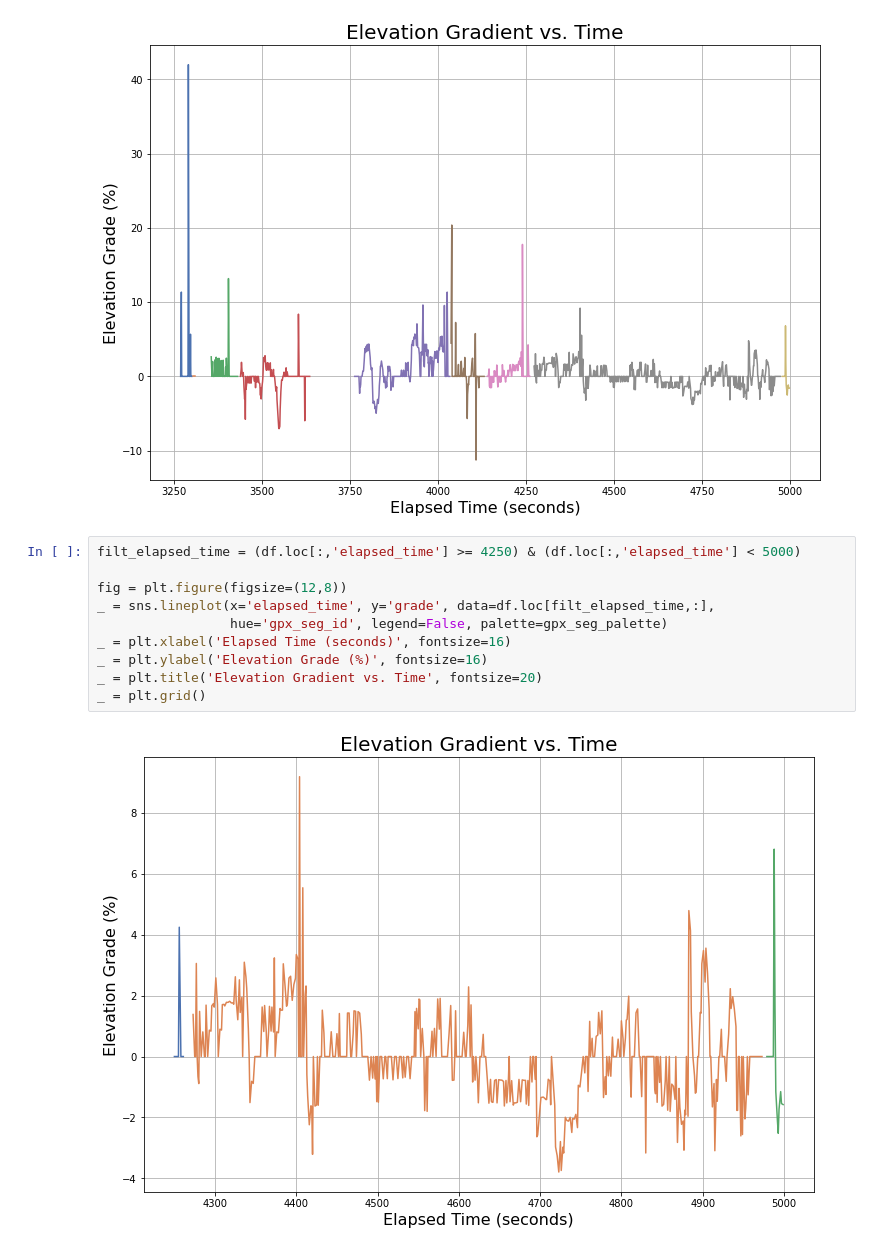
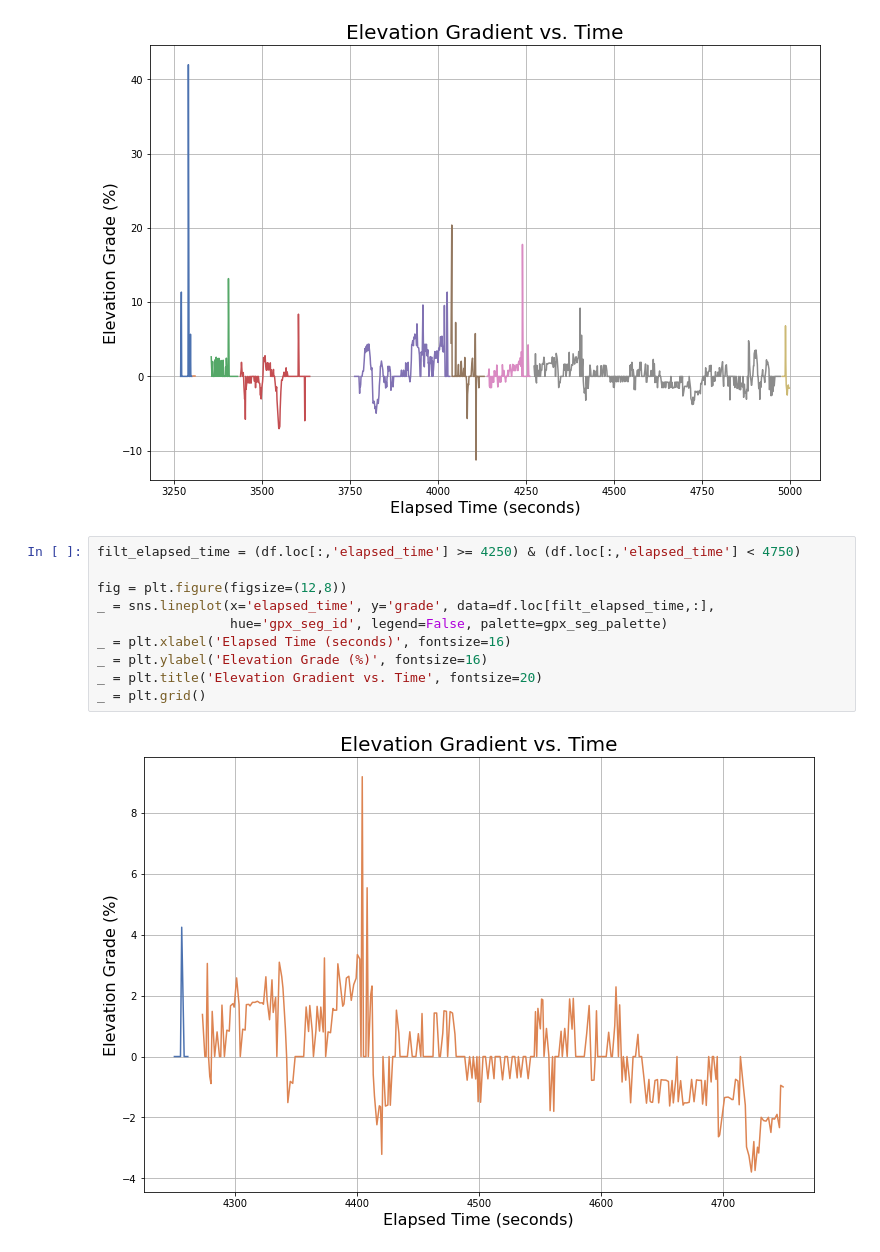
Before and after one commit to ericbauer55/strava-eda, a Jupyter notebook: notebooks/1d. Trip Segment Exploration.ipynb, the cells around one changed output. Saved outputs shown, nothing was run; the diff lists cells and outputs as text.

```diff
--- a/notebooks/1d. Trip Segment Exploration.ipynb
+++ b/notebooks/1d. Trip Segment Exploration.ipynb
@@ -171,14 +171,14 @@ _ = plt.grid()
 # %% [output]
 [figure]
 # %%
-filt_elapsed_time = (df.loc[:,'elapsed_time'] >= 4250) & (df.loc[:,'elapsed_time'] < 5000)
+filt_elapsed_time = (df.loc[:,'elapsed_time'] >= 4250) & (df.loc[:,'elapsed_time'] < 4750)
 
 fig = plt.figure(figsize=(12,8))
 _ = sns.lineplot(x='elapsed_time', y='grade', data=df.loc[filt_elapsed_time,:],
                  hue='gpx_seg_id', legend=False, palette=gpx_seg_palette)
 _ = plt.xlabel('Elapsed Time (seconds)', fontsize=16)
 _ = plt.ylabel('Elevation Grade (%)', fontsize=16)
 _ = plt.title('Elevation Gradient vs. Time', fontsize=20)
 _ = plt.grid()
 # %% [output]
-[figure, old version]
+[figure, new version]
```
Also changed, not shown: parts of 3 cells of this notebook, 1 other file.
